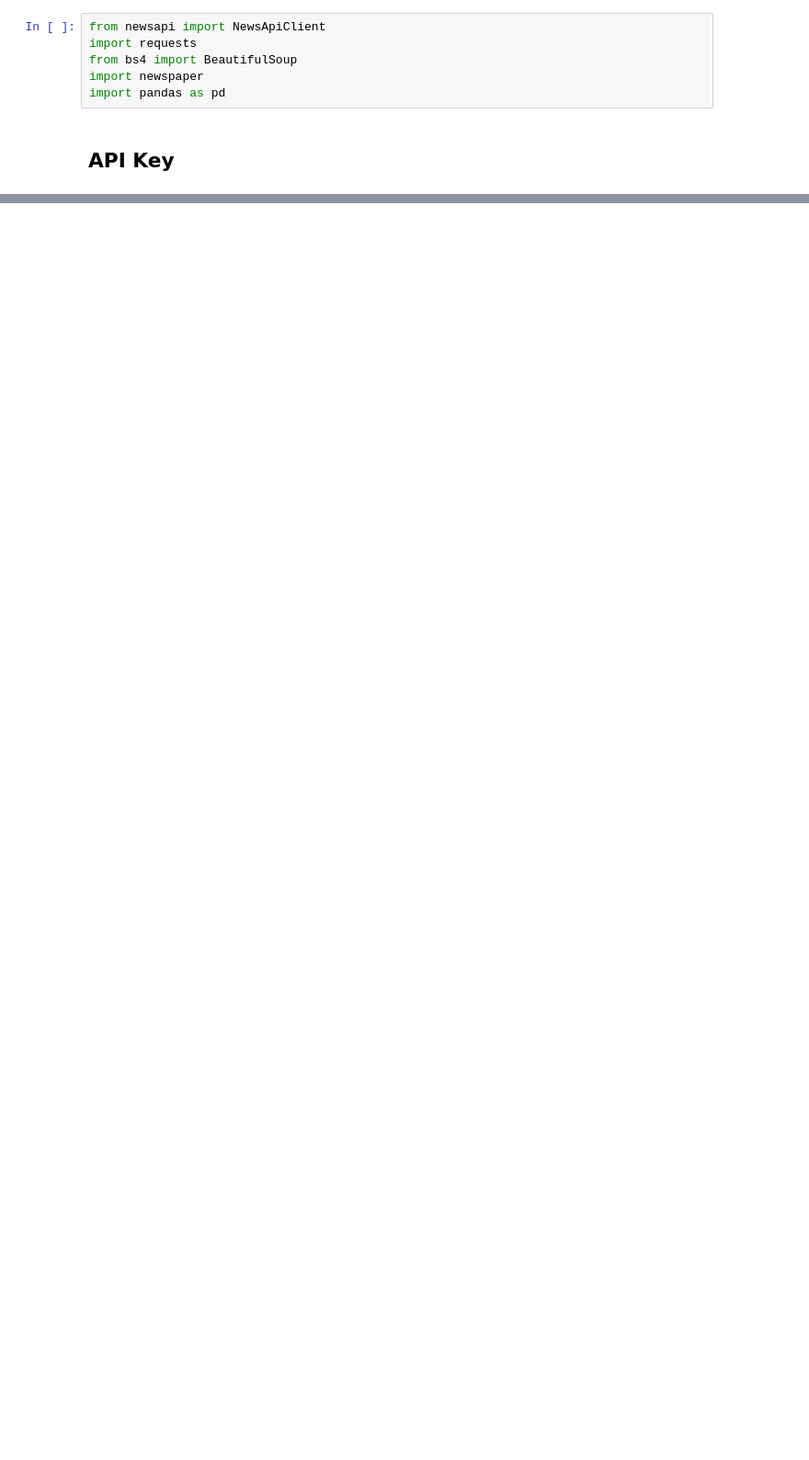
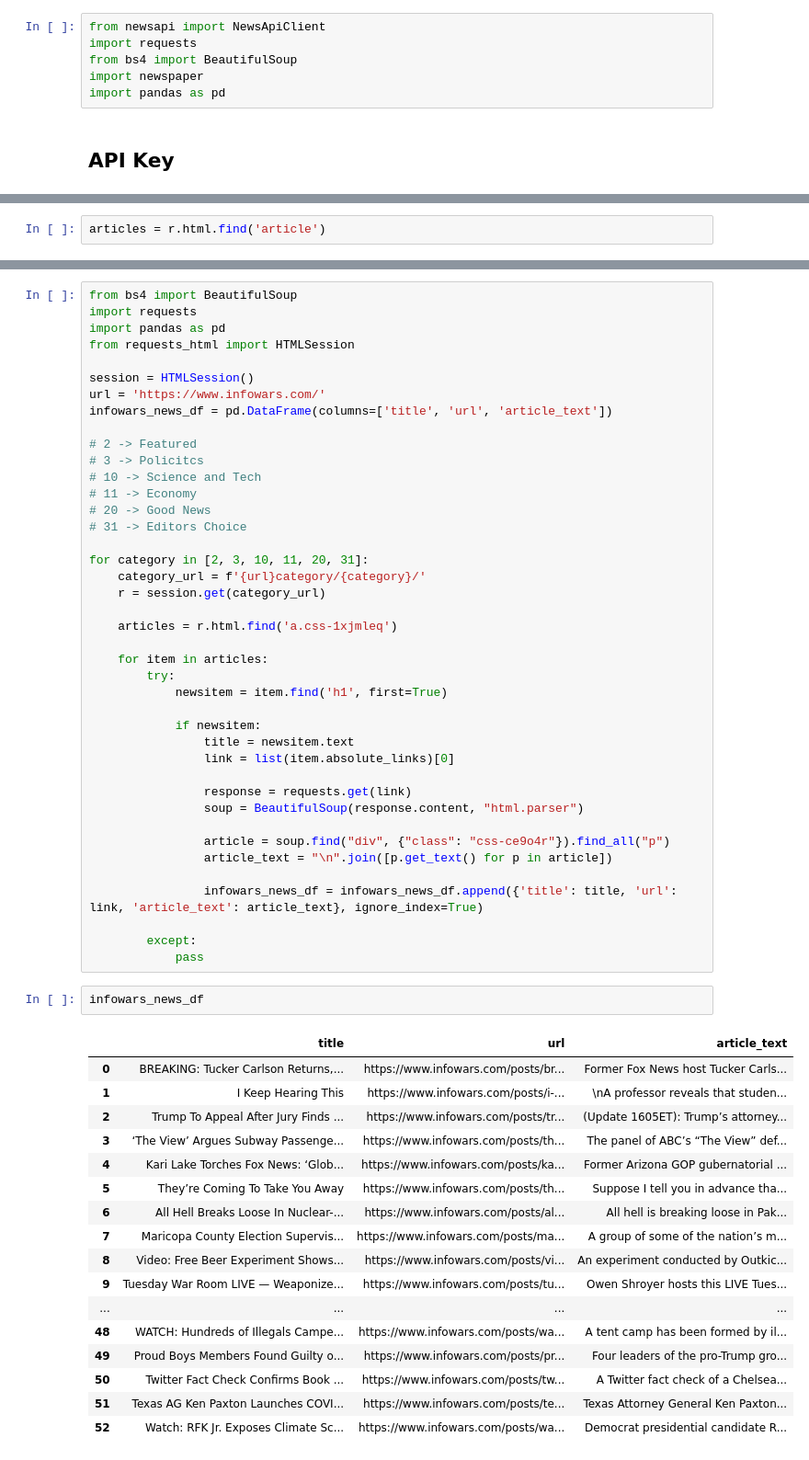
Before and after one commit to chuannarongvat/anlp_at2, a Jupyter notebook: news_api.ipynb, the cells around one changed output, grey strips where cells are left out. Shown at 92% size. Saved outputs shown, nothing was run; the diff lists cells and outputs as text; blank space fills up the shorter version.

```diff
--- a/news_api.ipynb
+++ b/news_api.ipynb
@@ -60,0 +147,2 @@ news_df
+# %%
+articles = r.html.find('article')
@@ -60,0 +195,61 @@ news_df
+# %%
+from bs4 import BeautifulSoup
+import requests
+import pandas as pd
+from requests_html import HTMLSession
+
+session = HTMLSession()
+url = 'https://www.infowars.com/'
+infowars_news_df = pd.DataFrame(columns=['title', 'url', 'article_text'])
+
+# 2 -> Featured
+# 3 -> Policitcs
+# 10 -> Science and Tech
+# 11 -> Economy
+# 20 -> Good News
+# 31 -> Editors Choice
+
+for category in [2, 3, 10, 11, 20, 31]:
+    category_url = f'{url}category/{category}/'
+    r = session.get(category_url)
+
+    articles = r.html.find('a.css-1xjmleq')
+
+    for item in articles:
+        try:
+            newsitem = item.find('h1', first=True)
+
+            if newsitem:
+                title = newsitem.text
+                link = list(item.absolute_links)[0]
+
+                response = requests.get(link)
+                soup = BeautifulSoup(response.content, "html.parser")
+
+                article = soup.find("div", {"class": "css-ce9o4r"}).find_all("p")
+                article_text = "\n".join([p.get_text() for p in article])
+
+                infowars_news_df = infowars_news_df.append({'title': title, 'url': link, 'article_text': article_text}, ignore_index=True)
+
+        except:
+            pass
+# %%
+infowars_news_df
+# %% [output]
+|  | title | url | article_text |
+| 0 | BREAKING: Tucker Carlson Returns,... | https://www.infowars.com/posts/br... | Former Fox News host Tucker Carls... |
+| 1 | I Keep Hearing This | https://www.infowars.com/posts/i-... | \nA professor reveals that studen... |
+| 2 | Trump To Appeal After Jury Finds ... | https://www.infowars.com/posts/tr... | (Update 1605ET): Trump’s attorney... |
+| 3 | ‘The View’ Argues Subway Passenge... | https://www.infowars.com/posts/th... | The panel of ABC’s “The View” def... |
+| 4 | Kari Lake Torches Fox News: ‘Glob... | https://www.infowars.com/posts/ka... | Former Arizona GOP gubernatorial ... |
+| 5 | They’re Coming To Take You Away | https://www.infowars.com/posts/th... | Suppose I tell you in advance tha... |
+| 6 | All Hell Breaks Loose In Nuclear-... | https://www.infowars.com/posts/al... | All hell is breaking loose in Pak... |
+| 7 | Maricopa County Election Supervis... | https://www.infowars.com/posts/ma... | A group of some of the nation’s m... |
+| 8 | Video: Free Beer Experiment Shows... | https://www.infowars.com/posts/vi... | An experiment conducted by Outkic... |
+| 9 | Tuesday War Room LIVE — Weaponize... | https://www.infowars.com/posts/tu... | Owen Shroyer hosts this LIVE Tues... |
+| ... | ... | ... | ... |
+| 48 | WATCH: Hundreds of Illegals Campe... | https://www.infowars.com/posts/wa... | A tent camp has been formed by il... |
+| 49 | Proud Boys Members Found Guilty o... | https://www.infowars.com/posts/pr... | Four leaders of the pro-Trump gro... |
+| 50 | Twitter Fact Check Confirms Book ... | https://www.infowars.com/posts/tw... | A Twitter fact check of a Chelsea... |
+| 51 | Texas AG Ken Paxton Launches COVI... | https://www.infowars.com/posts/te... | Texas Attorney General Ken Paxton... |
+| 52 | Watch: RFK Jr. Exposes Climate Sc... | https://www.infowars.com/posts/wa... | Democrat presidential candidate R... |
```
Also changed, not shown: parts of 44 cells of this notebook, 2 other files.
